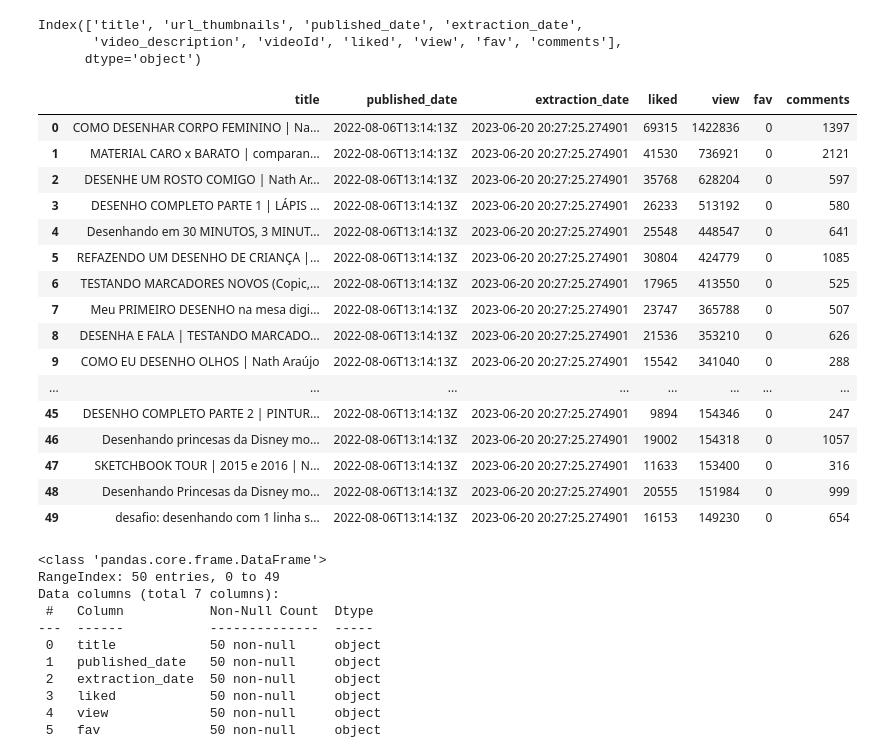
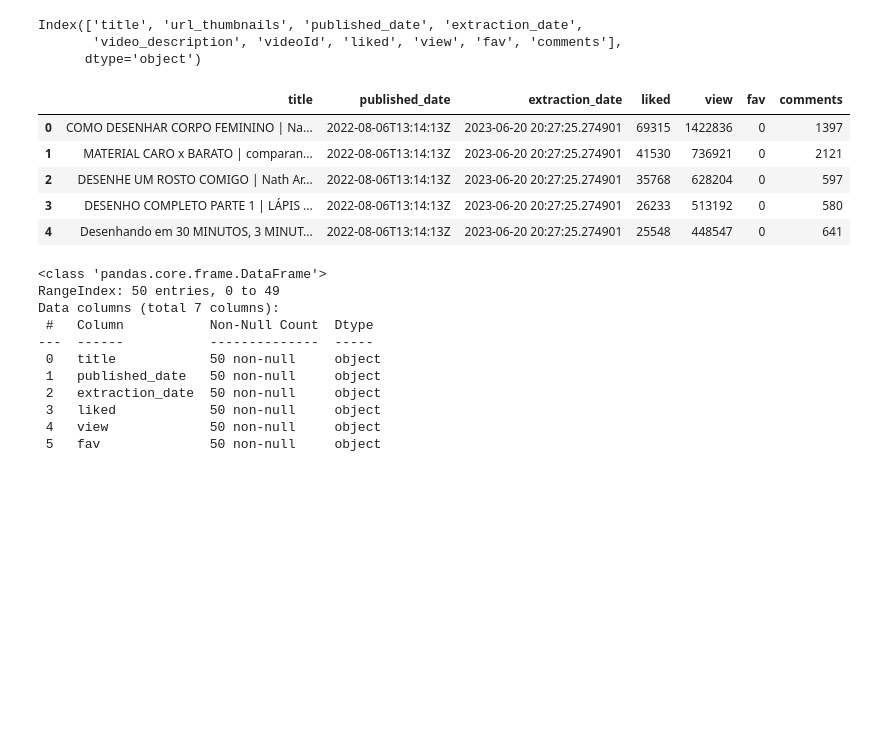
Before and after one commit to CarineMS/api-youtube, a Jupyter notebook: Consumindo_API_do_YT.ipynb, the cells around one changed output. Drawn from its saved outputs; the diff is of its cells as text; code cells hidden in the pictures; blank space fills up the shorter version.

```diff
--- a/Consumindo_API_do_YT.ipynb
+++ b/Consumindo_API_do_YT.ipynb
@@ -250,25 +250,14 @@ Index(['title', 'url_thumbnails', 'published_date', 'extraction_date',
 # %%
 # Das variáveis que pre-selecionamos sigo com apenas uma variáel do tipo nominal (title), duas oridínarias (published_date e extraction_date) e as demais do tipo discreto.
 df = playlist_df[['title','published_date','extraction_date','liked','view','fav','comments']]
-df
+df.head()
 # %% [output]
 |  | title | published_date | extraction_date | liked | view | fav | comments |
 | 0 | COMO DESENHAR CORPO FEMININO | Na... | 2022-08-06T13:14:13Z | 2023-06-20 20:27:25.274901 | 69315 | 1422836 | 0 | 1397 |
 | 1 | MATERIAL CARO x BARATO | comparan... | 2022-08-06T13:14:13Z | 2023-06-20 20:27:25.274901 | 41530 | 736921 | 0 | 2121 |
 | 2 | DESENHE UM ROSTO COMIGO | Nath Ar... | 2022-08-06T13:14:13Z | 2023-06-20 20:27:25.274901 | 35768 | 628204 | 0 | 597 |
 | 3 | DESENHO COMPLETO PARTE 1 | LÁPIS ... | 2022-08-06T13:14:13Z | 2023-06-20 20:27:25.274901 | 26233 | 513192 | 0 | 580 |
 | 4 | Desenhando em 30 MINUTOS, 3 MINUT... | 2022-08-06T13:14:13Z | 2023-06-20 20:27:25.274901 | 25548 | 448547 | 0 | 641 |
-| 5 | REFAZENDO UM DESENHO DE CRIANÇA |... | 2022-08-06T13:14:13Z | 2023-06-20 20:27:25.274901 | 30804 | 424779 | 0 | 1085 |
-| 6 | TESTANDO MARCADORES NOVOS (Copic,... | 2022-08-06T13:14:13Z | 2023-06-20 20:27:25.274901 | 17965 | 413550 | 0 | 525 |
-| 7 | Meu PRIMEIRO DESENHO na mesa digi... | 2022-08-06T13:14:13Z | 2023-06-20 20:27:25.274901 | 23747 | 365788 | 0 | 507 |
-| 8 | DESENHA E FALA | TESTANDO MARCADO... | 2022-08-06T13:14:13Z | 2023-06-20 20:27:25.274901 | 21536 | 353210 | 0 | 626 |
-| 9 | COMO EU DESENHO OLHOS | Nath Araújo | 2022-08-06T13:14:13Z | 2023-06-20 20:27:25.274901 | 15542 | 341040 | 0 | 288 |
-| ... | ... | ... | ... | ... | ... | ... | ... |
-| 45 | DESENHO COMPLETO PARTE 2 | PINTUR... | 2022-08-06T13:14:13Z | 2023-06-20 20:27:25.274901 | 9894 | 154346 | 0 | 247 |
-| 46 | Desenhando princesas da Disney mo... | 2022-08-06T13:14:13Z | 2023-06-20 20:27:25.274901 | 19002 | 154318 | 0 | 1057 |
-| 47 | SKETCHBOOK TOUR | 2015 e 2016 | N... | 2022-08-06T13:14:13Z | 2023-06-20 20:27:25.274901 | 11633 | 153400 | 0 | 316 |
-| 48 | Desenhando Princesas da Disney mo... | 2022-08-06T13:14:13Z | 2023-06-20 20:27:25.274901 | 20555 | 151984 | 0 | 999 |
-| 49 | desafio: desenhando com 1 linha s... | 2022-08-06T13:14:13Z | 2023-06-20 20:27:25.274901 | 16153 | 149230 | 0 | 654 |
 # %%
 df.info()
 # %% [output]
```
Also changed, not shown: parts of 1 cell of this notebook.
